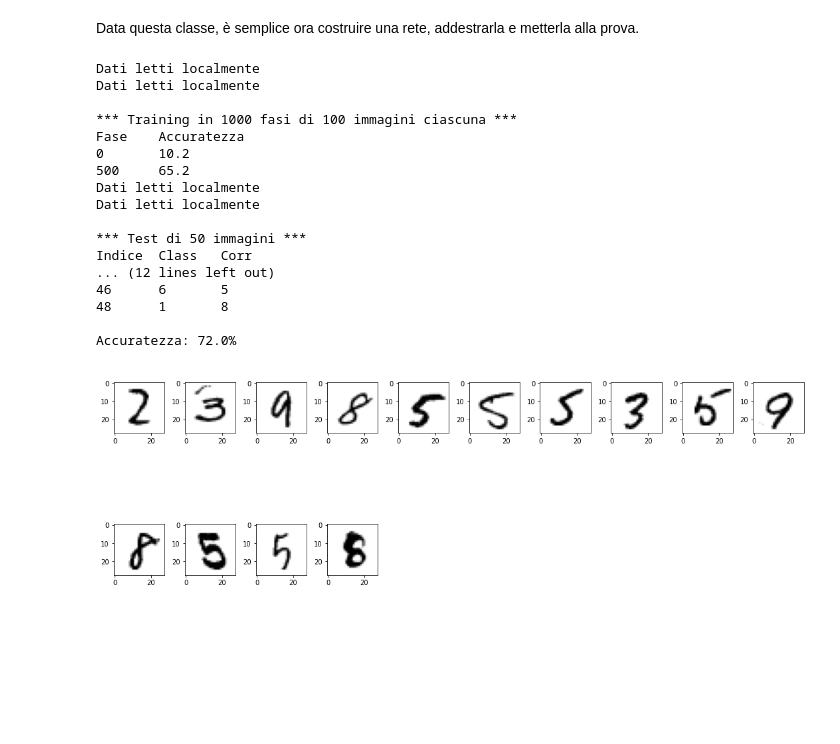
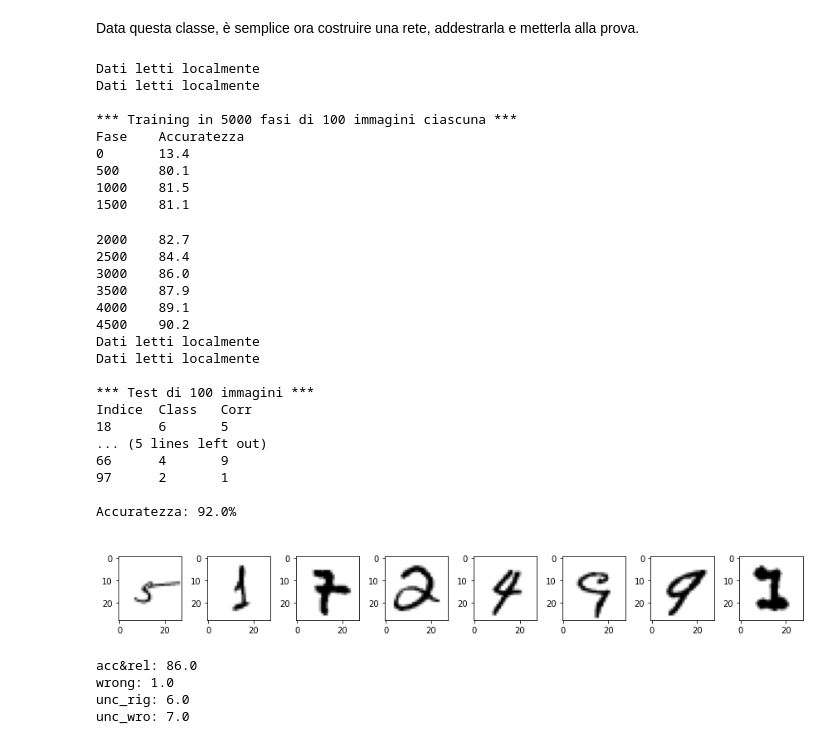
Before and after one commit to lmari/nn, a Jupyter notebook: mperceptron/mperceptron.ipynb, the cells around one changed output. Saved outputs shown, nothing was run; the diff lists cells and outputs as text; code cells hidden in the pictures; blank space fills up the shorter version.

```diff
--- a/mperceptron/mperceptron.ipynb
+++ b/mperceptron/mperceptron.ipynb
@@ -155,25 +185,41 @@ class MPerceptron:
 Data questa classe, è semplice ora costruire una rete, addestrarla e metterla alla prova.
 # %%
 mperceptron = MPerceptron(load_pretrained=False)
-mperceptron.train(epochs=1000, size=100, save=False)
-x, y, wi, wc, a = mperceptron.test(size=50)
+mperceptron.train(epochs=5000, size=100, save=False, log=True)
+x, y, wi, wc, a, d = mperceptron.test(size=100)
 mperceptron.show_wrongly_classified(x, y, wi, wc, max_show=30)
 # %% [output]
 Dati letti localmente
 Dati letti localmente
 
-*** Training in 1000 fasi di 100 immagini ciascuna ***
+*** Training in 5000 fasi di 100 immagini ciascuna ***
 Fase    Accuratezza
-0       10.2
-500     65.2
-Dati letti localmente
-Dati letti localmente
-
-*** Test di 50 immagini ***
-Indice  Class   Corr
-... (12 lines left out)
-46      6       5
-48      1       8
-
-Accuratezza: 72.0%
+0       13.4
+500     80.1
+1000    81.5
+1500    81.1
+2000    82.7
+2500    84.4
+3000    86.0
+3500    87.9
+4000    89.1
+4500    90.2
+Dati letti localmente
+Dati letti localmente
+
+*** Test di 100 immagini ***
+Indice  Class   Corr
+18      6       5
+... (5 lines left out)
+66      4       9
+97      2       1
+
+Accuratezza: 92.0%
-[figure, old version]
+[figure, new version]
+# %%
+mperceptron.analyze_classification(wi, d, rt=0.2)
+# %% [output]
+acc&rel: 86.0
+wrong: 1.0
+unc_rig: 6.0
+unc_wro: 7.0
```
Also changed, not shown: parts of 1 cell of this notebook, 8 other files.
